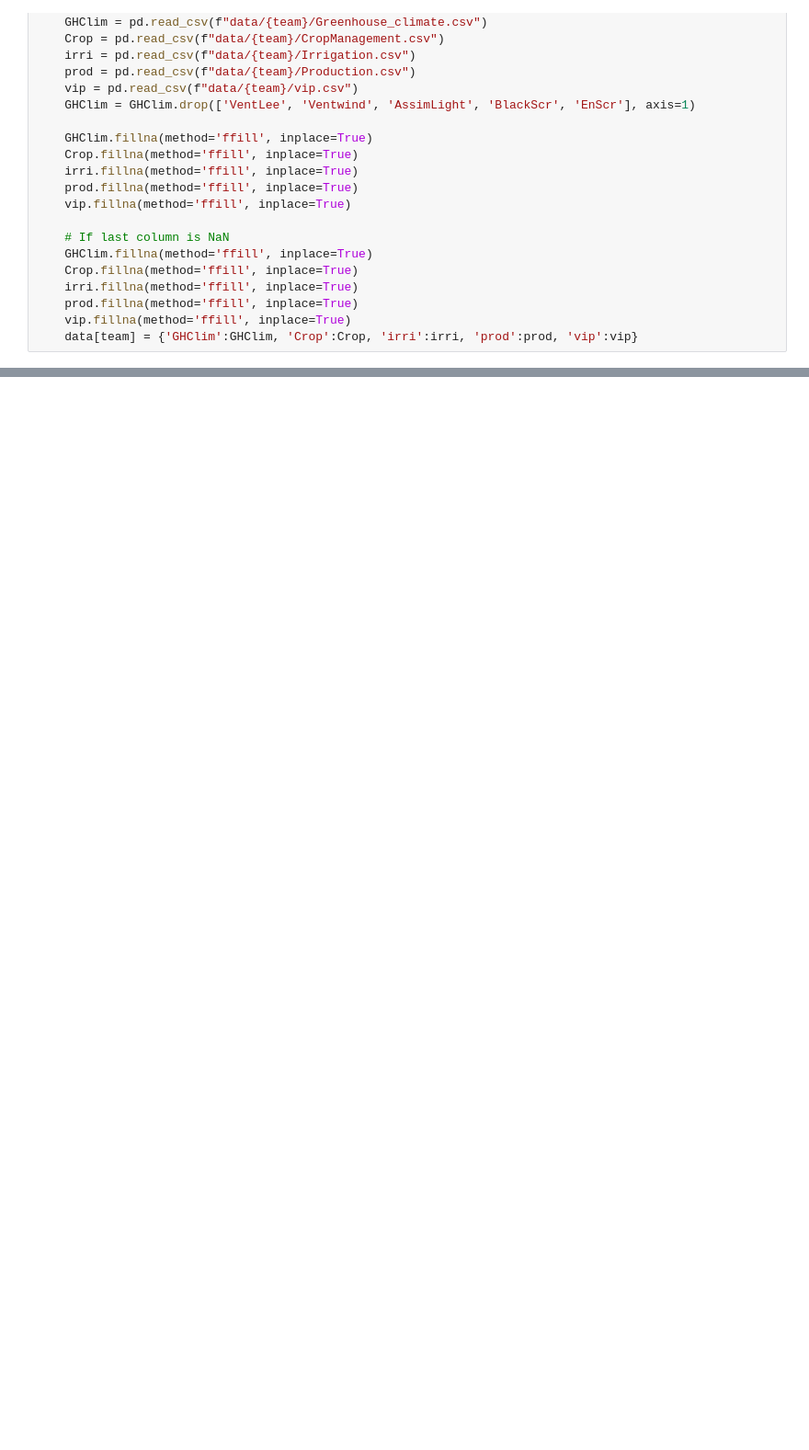
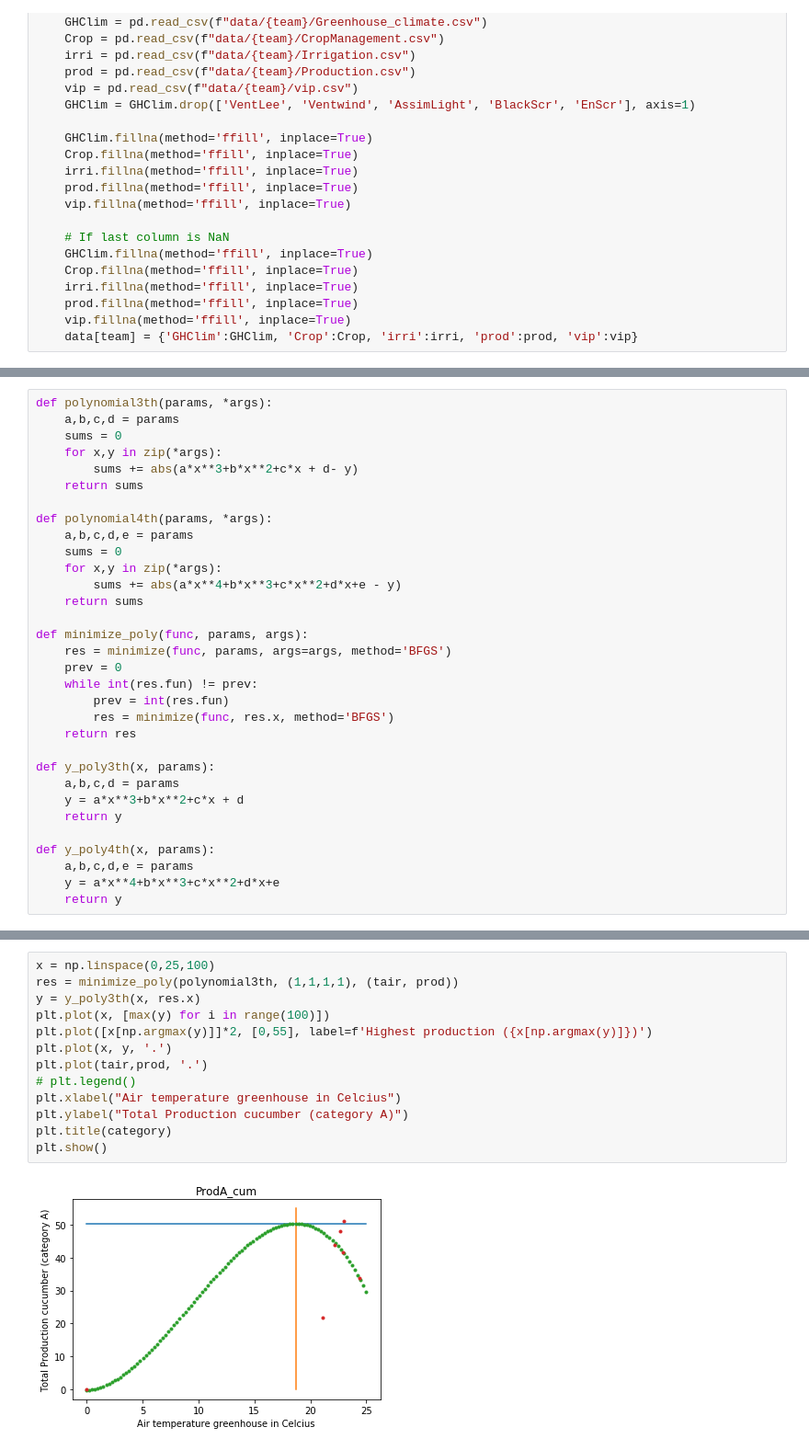
Before and after one commit to readmees/erudite2020, a Jupyter notebook: Autonomous greenhouse challenge.ipynb, the cells around one changed output, grey strips where cells are left out. Shown at 92% size. Drawn from its saved outputs; the diff is of its cells as text; blank space fills up the shorter version.

```diff
--- a/Autonomous greenhouse challenge.ipynb
+++ b/Autonomous greenhouse challenge.ipynb
@@ -46,0 +73,32 @@ plt.show()
+# %%
+def polynomial3th(params, *args):
+    a,b,c,d = params
+    sums = 0
+    for x,y in zip(*args):
+        sums += abs(a*x**3+b*x**2+c*x + d- y)
+    return sums
+
+def polynomial4th(params, *args):
+    a,b,c,d,e = params
+    sums = 0
+    for x,y in zip(*args):
+        sums += abs(a*x**4+b*x**3+c*x**2+d*x+e - y)
+    return sums
+
+def minimize_poly(func, params, args):
+    res = minimize(func, params, args=args, method='BFGS')
+    prev = 0
+    while int(res.fun) != prev:
+        prev = int(res.fun)
+        res = minimize(func, res.x, method='BFGS')
+    return res
+
+def y_poly3th(x, params):
+    a,b,c,d = params
+    y = a*x**3+b*x**2+c*x + d
+    return y
+
+def y_poly4th(x, params):
+    a,b,c,d,e = params
+    y = a*x**4+b*x**3+c*x**2+d*x+e
+    return y
@@ -46,0 +121,15 @@ plt.show()
+# %%
+x = np.linspace(0,25,100)
+res = minimize_poly(polynomial3th, (1,1,1,1), (tair, prod))
+y = y_poly3th(x, res.x)
+plt.plot(x, [max(y) for i in range(100)])
+plt.plot([x[np.argmax(y)]]*2, [0,55], label=f'Highest production ({x[np.argmax(y)]})')
+plt.plot(x, y, '.')
+plt.plot(tair,prod, '.')
+# plt.legend()
+plt.xlabel("Air temperature greenhouse in Celcius")
+plt.ylabel("Total Production cucumber (category A)")
+plt.title(category)
+plt.show()
+# %% [output]
+[figure, added]
```
Also changed, not shown: parts of 5 cells of this notebook.
